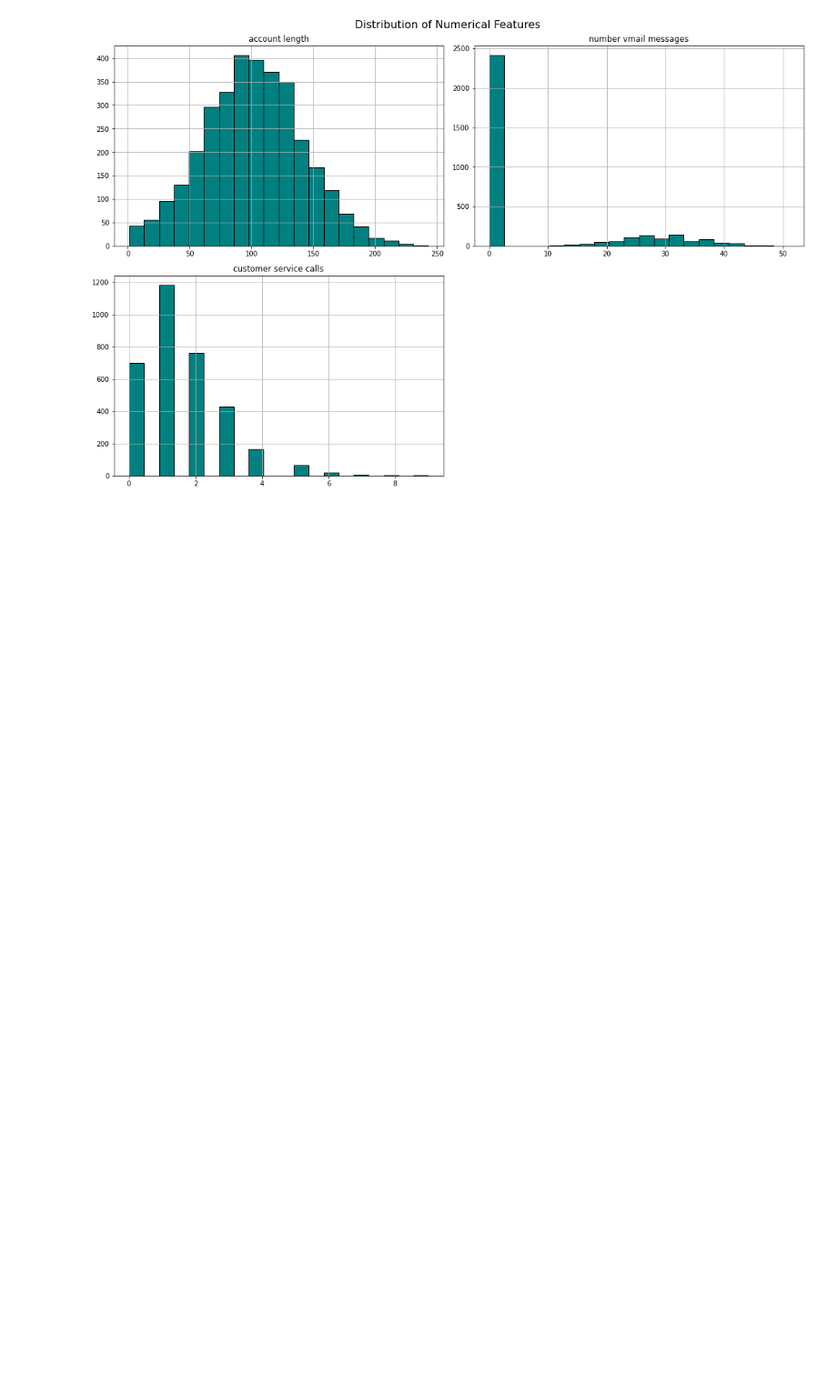
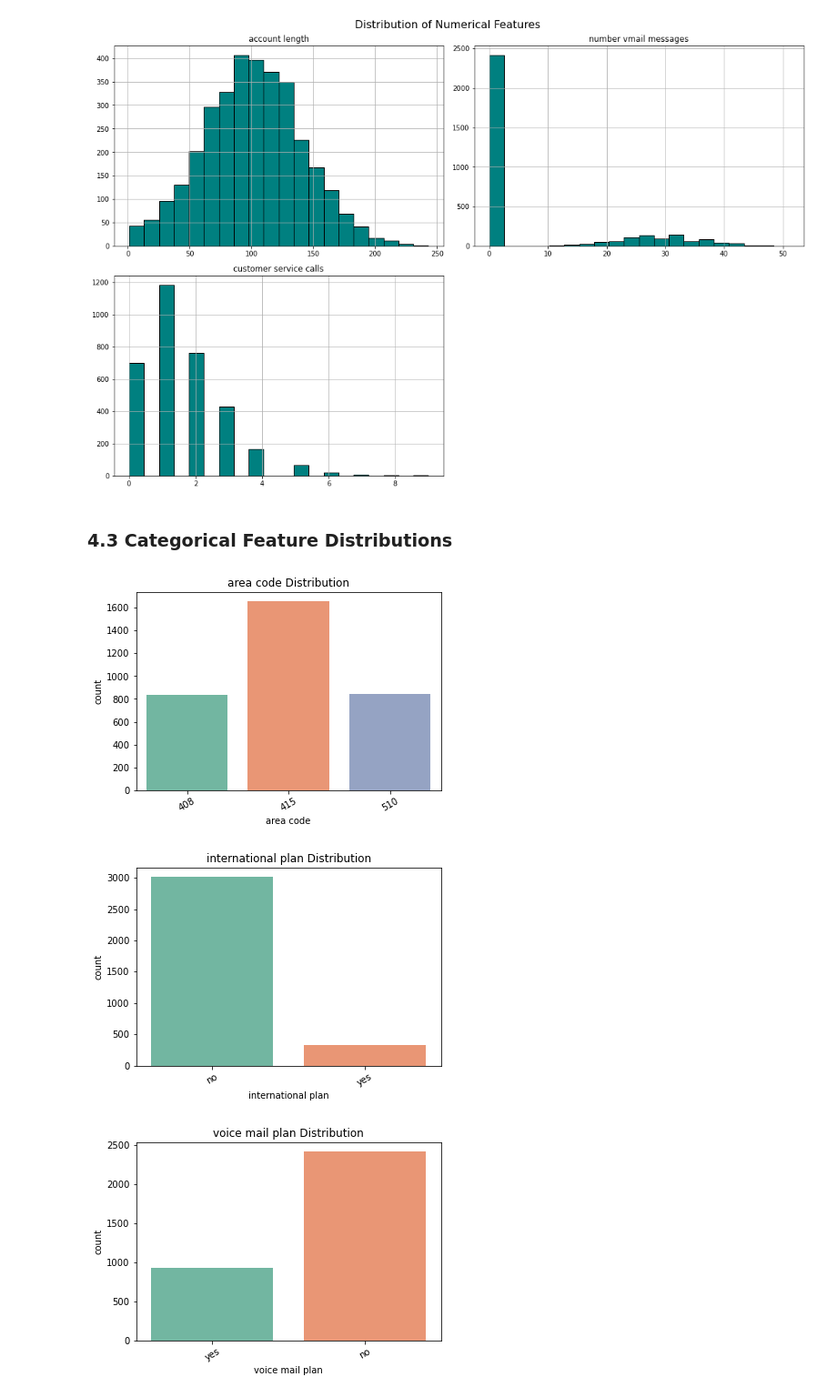
Before and after one commit to HellenDianaNjeri/SyriaTel-Customer-Churn, a Jupyter notebook: notebooks/SyriaTel Customer Churn.ipynb, the cells around one changed output. Shown at 91% size. Saved outputs shown, nothing was run; the diff lists cells and outputs as text; code cells hidden in the pictures; blank space fills up the shorter version.

Commit message:
Visualize distributions of categorical features.

```diff
--- a/notebooks/SyriaTel Customer Churn.ipynb
+++ b/notebooks/SyriaTel Customer Churn.ipynb
@@ -413,3 +414,16 @@ plt.tight_layout()
 plt.show()
 # %% [output]
 [figure]
+# %% [markdown]
+### 4.3 Categorical Feature Distributions
+# %%
+# Count plots for categorical features
+for col in categorical_features:
+    sns.countplot(data=df, x=col, palette='Set2')
+    plt.title(f'{col} Distribution')
+    plt.xticks(rotation=30)
+    plt.show()
+# %% [output]
+[figure, added]
+[figure, added]
+[figure, added]
```
Also changed, not shown: parts of 1 cell of this notebook.
